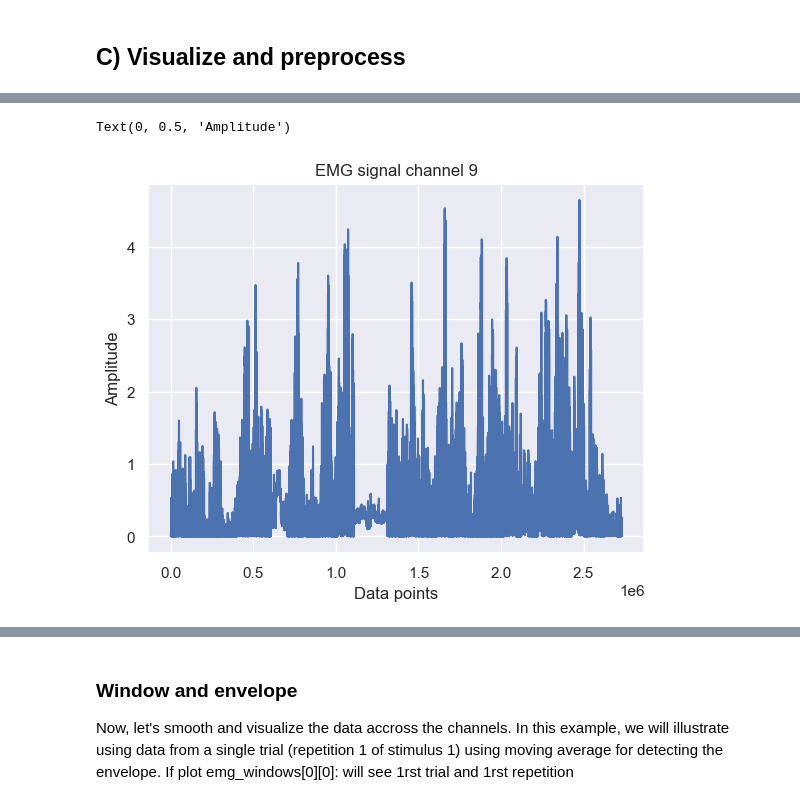
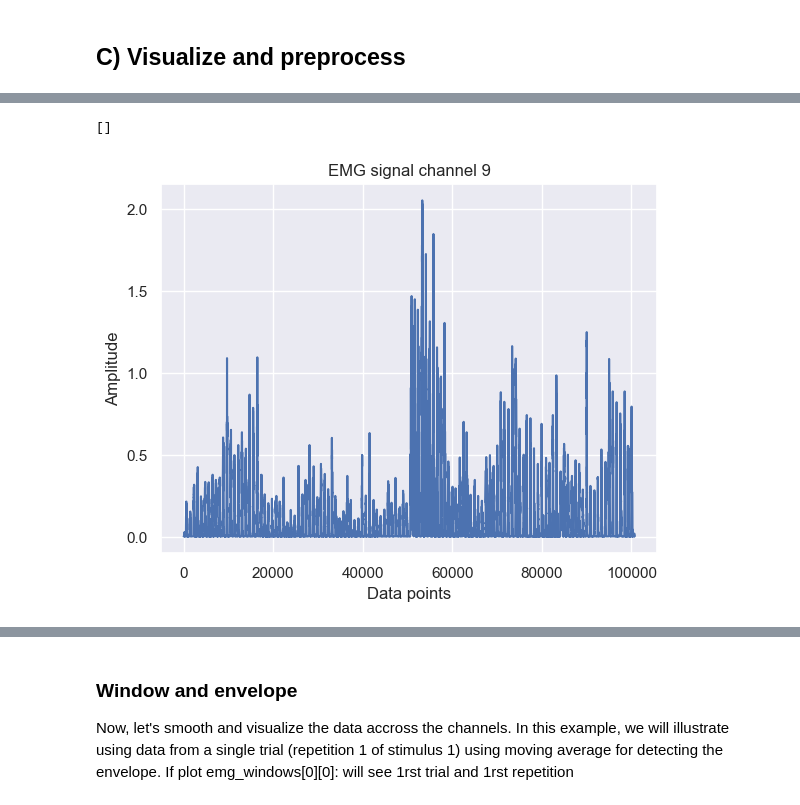
Before and after one commit to loufourneaux/project_2_nssp, a Jupyter notebook: part_1.ipynb, the cells around one changed output, grey strips where cells are left out. Saved outputs shown, nothing was run; the diff lists cells and outputs as text; code cells hidden in the pictures.

```diff
--- a/part_1.ipynb
+++ b/part_1.ipynb
@@ -18,0 +37,5 @@ run_for_all_subjects = False
+# %%
+from utils import load_data
+
+emg_rectified, stimulus, repetition, subject = load_data(n_subjects)
+emg_rectified
@@ -70,0 +189,11 @@ Repetition (100686, 1)
+# %%
+n_subjects=27
+fig, ax = plt.subplots()
+channel = 9
+for subject in range(1, n_subjects+1):
+        emg_rectified, stimulus, repetition = load_subject(subject)
+        ax.plot(emg_rectified[:, channel])
+ax.set_title(f"EMG signal channel {channel}")
+ax.set_xlabel("Data points")
+ax.set_ylabel("Amplitude")
+plt.plot()
@@ -124,12 +308,29 @@ All the trials did not last the same time, and can not be put together in a tens
+# %%
+def load_subject(df, subject):
+    emg = df.groupby('Subject').get_group(subject)
+
+    # The actual interesting data lives in the columns ['emg', 'restimulus', 'rerepetition']
+    emg_rectified = np.array(emg["Channel"].copy())
+
+    # Restimulus and rerepetition are the stimulus and repetition that have been processed for better correspondance to real movement
+    # Stimulus is the type of movement that is being performed
+    stimulus = np.array(emg["Stimuli"])
+    # Repetition is the number of times the movement has been repeated
+    repetition = np.array(emg["Repetition"])
+
+    return emg_rectified, stimulus, repetition
+
+emg_rectified, stimulus, repetition = load_subject(df, 2)
 # %%
+channel = 9
 # Visualize the data from one channel
 plt.close("all")
 fig, ax = plt.subplots()
-EMG_channel = 9
-ax.plot(emg_rectified[:, EMG_channel])
-ax.set_title(f"EMG signal channel {EMG_channel}")
+ax.plot(emg_rectified[:, channel])
+ax.set_title(f"EMG signal channel {channel}")
 ax.set_xlabel("Data points")
 ax.set_ylabel("Amplitude")
+plt.plot()
 # %% [output]
-Text(0, 0.5, 'Amplitude')
+[]
-[figure, old version]
+[figure, new version]
```
Also changed, not shown: parts of 23 cells of this notebook.
